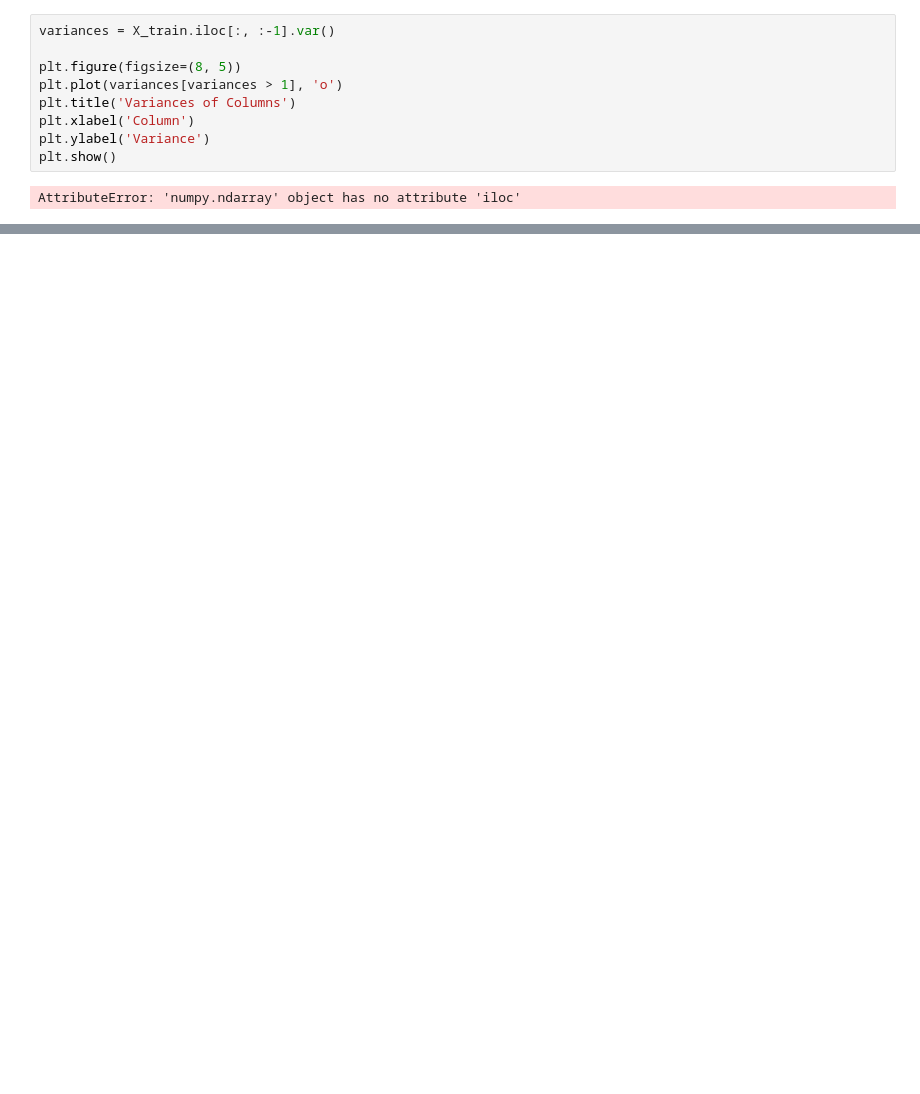
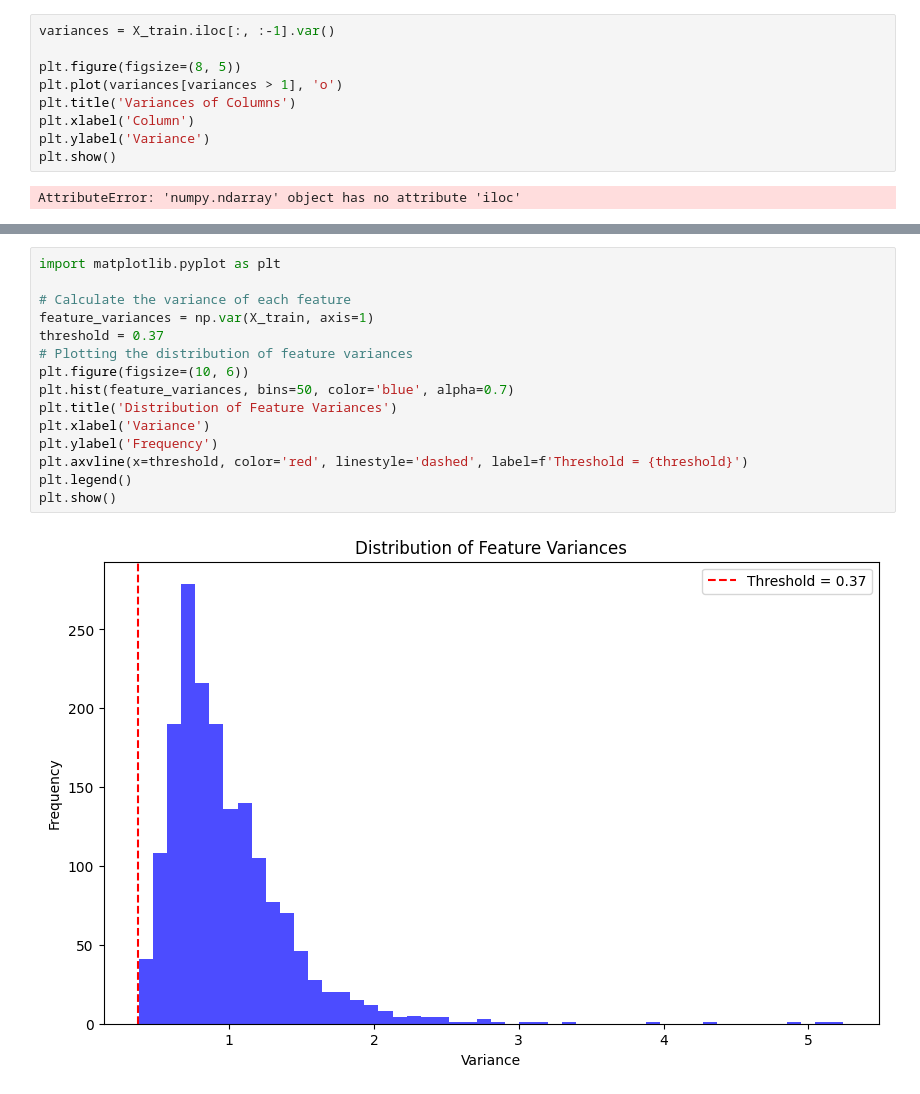
Before and after one commit to FelixJons/mve411-big-data-stats, a Jupyter notebook: MVE441_Project1.ipynb, the cells around one changed output, grey strips where cells are left out. Saved outputs shown, nothing was run; the diff lists cells and outputs as text; blank space fills up the shorter version.

```diff
--- a/MVE441_Project1.ipynb
+++ b/MVE441_Project1.ipynb
@@ -234,0 +229,17 @@ AttributeError: 'numpy.ndarray' object has no attribute 'iloc'
+# %%
+import matplotlib.pyplot as plt
+
+# Calculate the variance of each feature
+feature_variances = np.var(X_train, axis=1)
+threshold = 0.37
+# Plotting the distribution of feature variances
+plt.figure(figsize=(10, 6))
+plt.hist(feature_variances, bins=50, color='blue', alpha=0.7)
+plt.title('Distribution of Feature Variances')
+plt.xlabel('Variance')
+plt.ylabel('Frequency')
+plt.axvline(x=threshold, color='red', linestyle='dashed', label=f'Threshold = {threshold}')
+plt.legend()
+plt.show()
+# %% [output]
+[figure, added]
```
Also changed, not shown: parts of 3 cells of this notebook.
